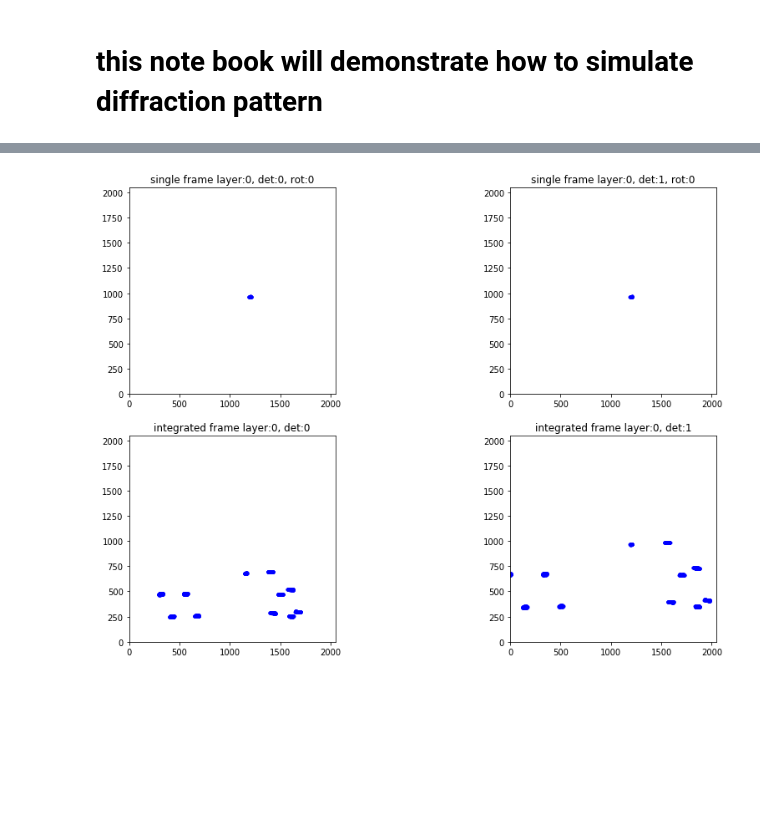
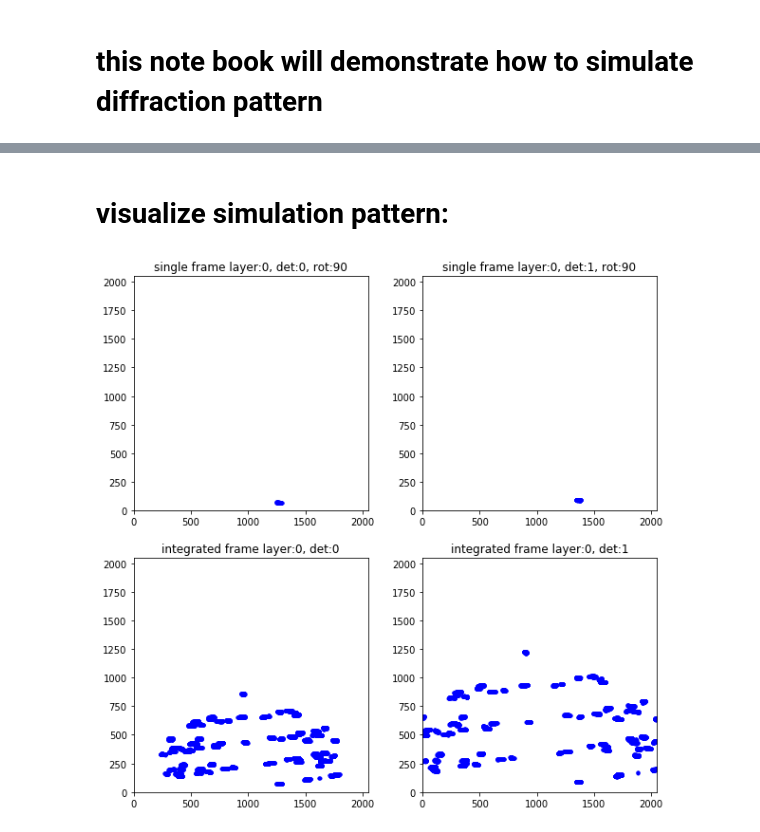
Before and after one commit to HeLiuCMU/HEXOMAP, a Jupyter notebook: demo_notebooks/demo_simulation.ipynb, the cells around one changed output, grey strips where cells are left out. Saved outputs shown, nothing was run; the diff lists cells and outputs as text; code cells hidden in the pictures; blank space fills up the shorter version.

```diff
--- a/demo_notebooks/demo_simulation.ipynb
+++ b/demo_notebooks/demo_simulation.ipynb
@@ -92,41 +100,7 @@ SourceModule time 0.0003112640082836151 seconds.
 1
-# %%
-from hexomap import IntBin          # io for binary image (reduced data)
-import matplotlib.pyplot as plt
-import numpy as np
-rawInitial = 'simulated_demo_gold/demo_gold_sim_z'
-NRot = 30   # only number of images to display, doen't have to be all images(no need set to 180 or 720.can be some thing like 10)
-NDet = 2
-idxLayer = 0
-%matplotlib inline
-plt.rcParams["figure.figsize"] = (15,10)
-figure, ax = plt.subplots(2, NDet)
-for idxDet in range(NDet):
-    # single frame
-    idxRot = 0  # index of rotation (0~719)
-    b=IntBin.ReadI9BinaryFiles(f'{rawInitial}{idxLayer}_{0:06d}.bin{1}'.format(int(idxRot),idxDet))
-    ax[0,idxDet].plot(2047-b[0],2047-b[1],'b.')
-    ax[0,idxDet].axis('scaled')
-    ax[0,idxDet].set_xlim((0,2048))
-    ax[0,idxDet].set_ylim((0,2048))
-    ax[0,idxDet].set_title(f'single frame layer:{idxLayer}, det:{idxDet}, rot:{idxRot}')
-
-    # integrated frame:
-    lX = []
-    lY = []
-    for idxRot in range(NRot):
-        #print(b)
-        b = IntBin.ReadI9BinaryFiles(f'{rawInitial}{idxLayer}_{idxRot:06d}.bin{idxDet}')
-        lX.append(b[0])
-        lY.append(b[1])
-    aX = np.concatenate(lX)
-    aY = np.concatenate(lY)
-    ax[1,idxDet].plot(2047-aX,2047-aY,'b.')
-    ax[1,idxDet].axis('scaled')
-    ax[1,idxDet].set_xlim((0,2048))
-    ax[1,idxDet].set_ylim((0,2048))
-    ax[1,idxDet].set_title(f'integrated frame layer:{idxLayer}, det:{idxDet}')
-
-plt.show()
-# %% [output]
-[figure, removed]
+# %% [markdown]
+# visualize simulation pattern:
+# %%
+MicFileTool.plot_binary('simulated_demo_gold/demo_gold_sim_z', NRot=180, NDet=2, idxRot=90,idxLayer=0)
+# %% [output]
+[figure, added]
```
Also changed, not shown: parts of 11 cells of this notebook.
